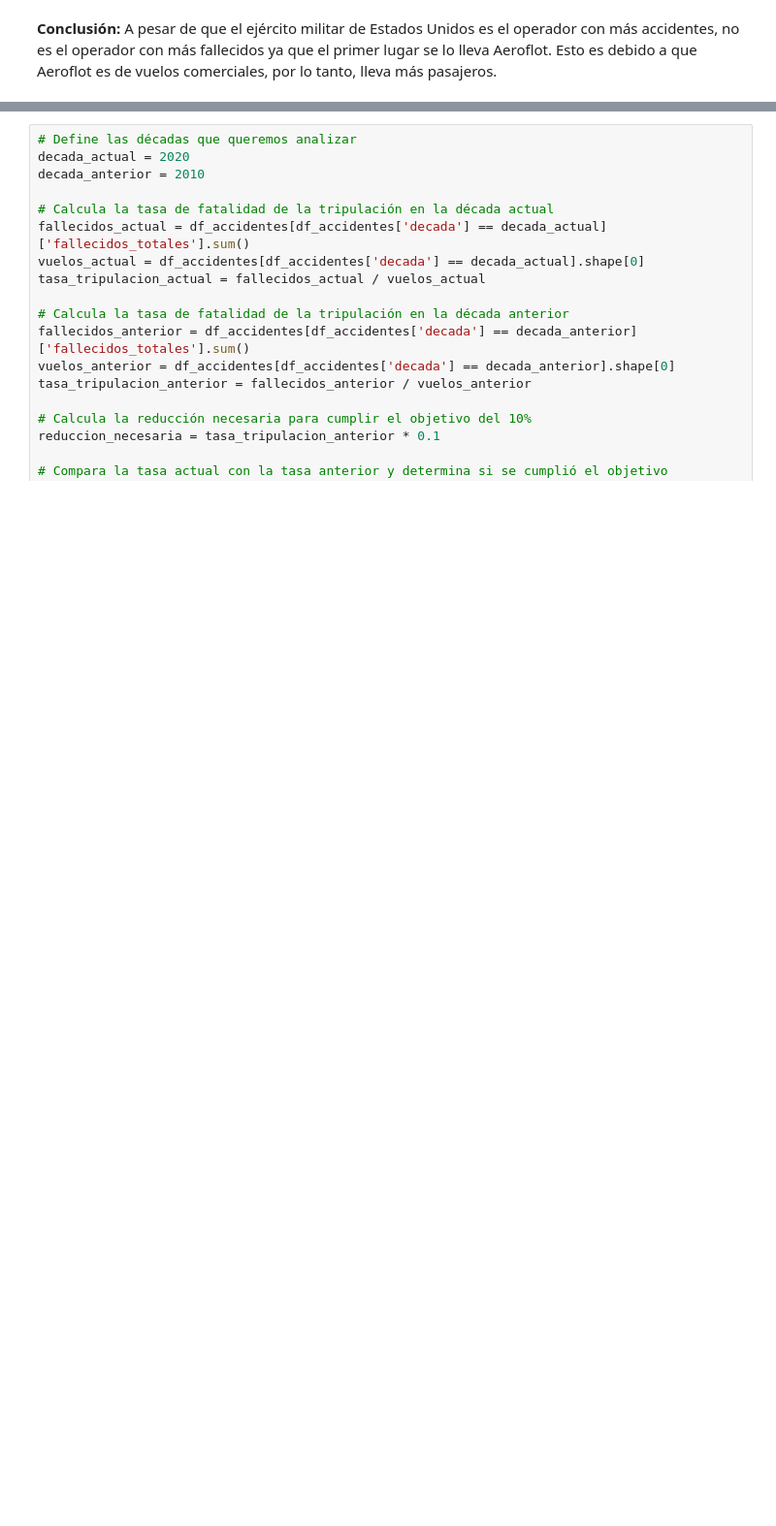
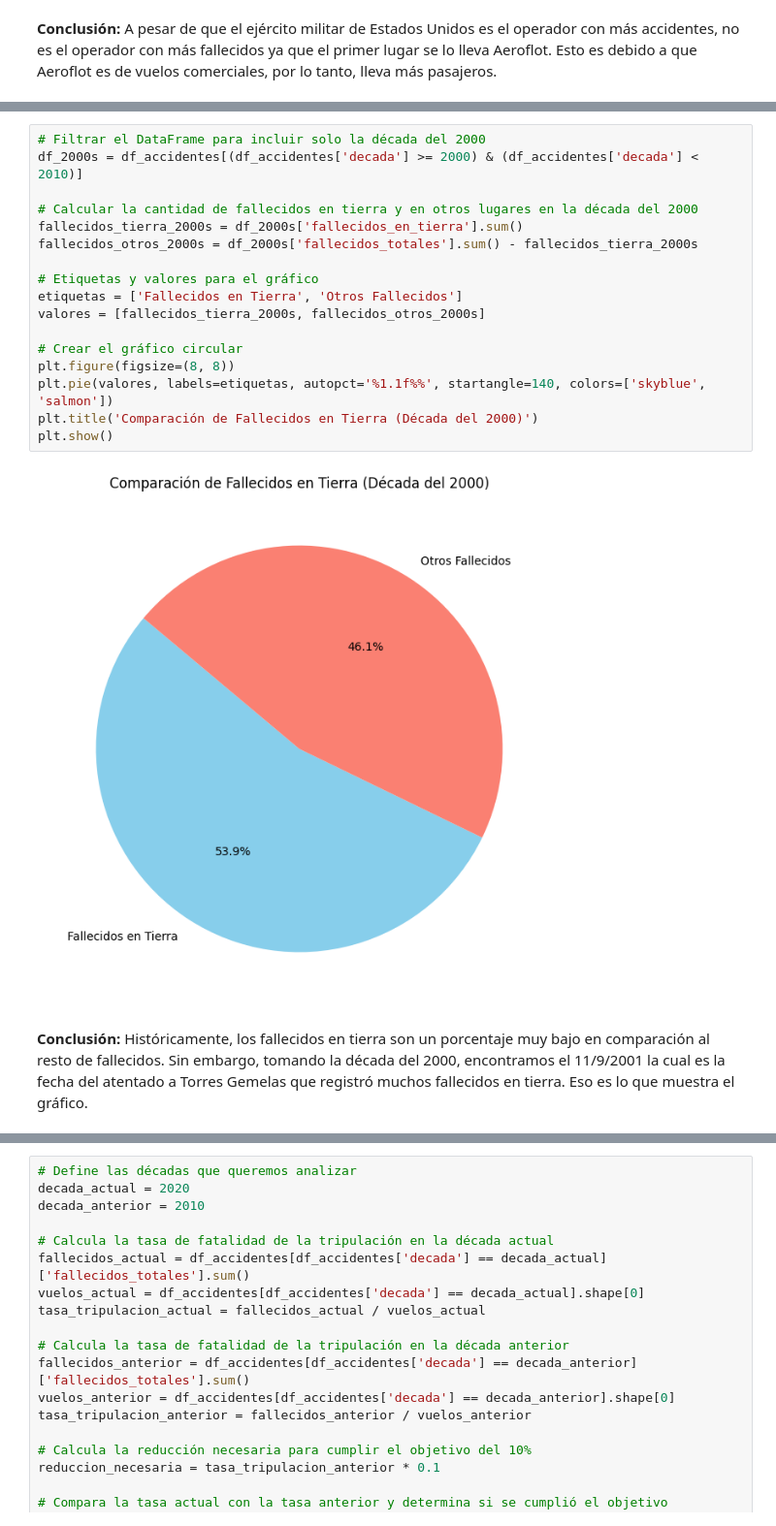
Before and after one commit to Blackie279/Accidentes-Aereos, a Jupyter notebook: EDA.ipynb, the cells around one changed output, grey strips where cells are left out. Shown at 97% size. Saved outputs shown, nothing was run; the diff lists cells and outputs as text; blank space fills up the shorter version.

```diff
--- a/EDA.ipynb
+++ b/EDA.ipynb
@@ -325 +343,22 @@ plt.show()
+# %%
+# Filtrar el DataFrame para incluir solo la década del 2000
+df_2000s = df_accidentes[(df_accidentes['decada'] >= 2000) & (df_accidentes['decada'] < 2010)]
+
+# Calcular la cantidad de fallecidos en tierra y en otros lugares en la década del 2000
+fallecidos_tierra_2000s = df_2000s['fallecidos_en_tierra'].sum()
+fallecidos_otros_2000s = df_2000s['fallecidos_totales'].sum() - fallecidos_tierra_2000s
+
+# Etiquetas y valores para el gráfico
+etiquetas = ['Fallecidos en Tierra', 'Otros Fallecidos']
+valores = [fallecidos_tierra_2000s, fallecidos_otros_2000s]
+
+# Crear el gráfico circular
+plt.figure(figsize=(8, 8))
+plt.pie(valores, labels=etiquetas, autopct='%1.1f%%', startangle=140, colors=['skyblue', 'salmon'])
+plt.title('Comparación de Fallecidos en Tierra (Década del 2000)')
+plt.show()
+# %% [output]
+[figure, added]
+# %% [markdown]
+**Conclusión:** Históricamente, los fallecidos en tierra son un porcentaje muy bajo en comparación al resto de fallecidos. Sin embargo, tomando la década del 2000, encontramos el 11/9/2001 la cual es la fecha del atentado a Torres Gemelas que registró muchos fallecidos en tierra. Eso es lo que muestra el gráfico.
 # %% [markdown]
```
Also changed, not shown: parts of 5 cells of this notebook.
